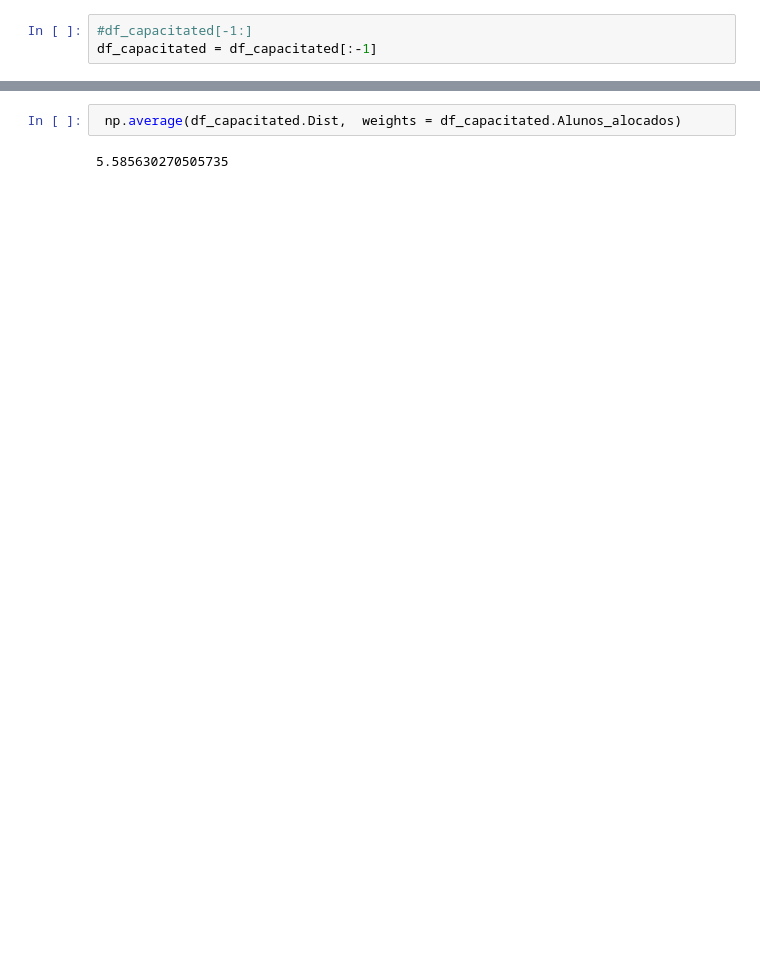
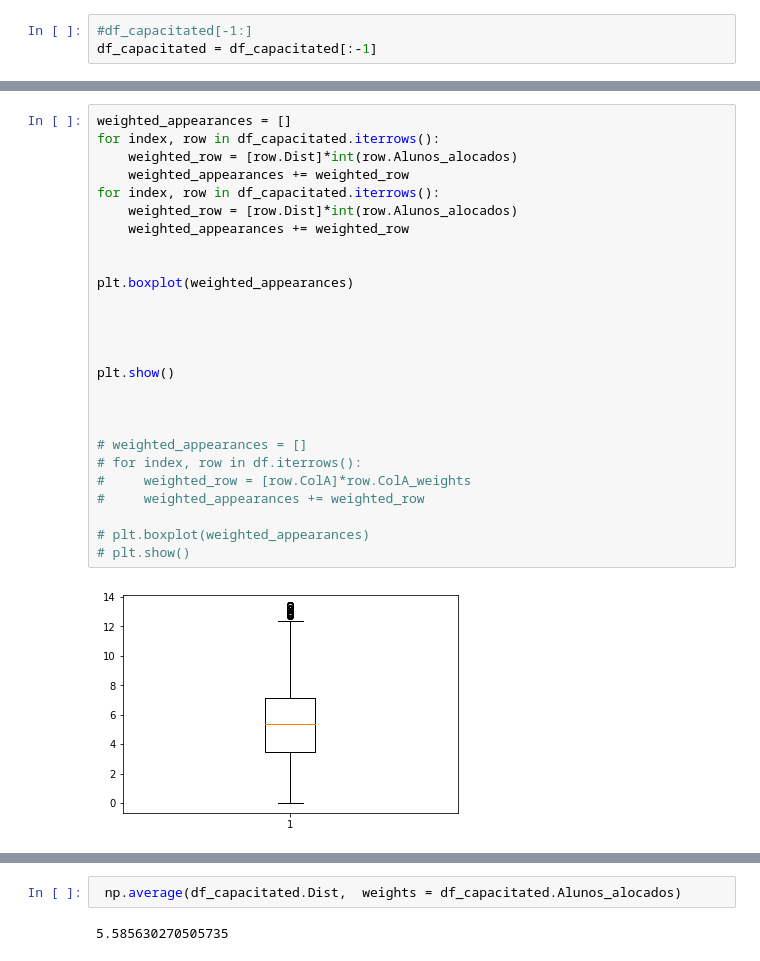
Before and after one commit to joaodolobo/Gini_coefficients, a Jupyter notebook: Gini_coefficients.ipynb, the cells around one changed output, grey strips where cells are left out. Drawn from its saved outputs; the diff is of its cells as text; blank space fills up the shorter version.

Commit message:
acrescentar boxplot c/pesos

```diff
--- a/Gini_coefficients.ipynb
+++ b/Gini_coefficients.ipynb
@@ -35,0 +84,28 @@ df_capacitated.head()
+# %%
+weighted_appearances = []
+for index, row in df_capacitated.iterrows():
+    weighted_row = [row.Dist]*int(row.Alunos_alocados)
+    weighted_appearances += weighted_row
+for index, row in df_capacitated.iterrows():
+    weighted_row = [row.Dist]*int(row.Alunos_alocados)
+    weighted_appearances += weighted_row
+
+
+plt.boxplot(weighted_appearances)
+
+
+
+
+plt.show()
+
+
+
+# weighted_appearances = []
+# for index, row in df.iterrows():
+#     weighted_row = [row.ColA]*row.ColA_weights
+#     weighted_appearances += weighted_row
+
+# plt.boxplot(weighted_appearances)
+# plt.show()
+# %% [output]
+[figure, added]
```
Also changed, not shown: parts of 15 cells of this notebook.
